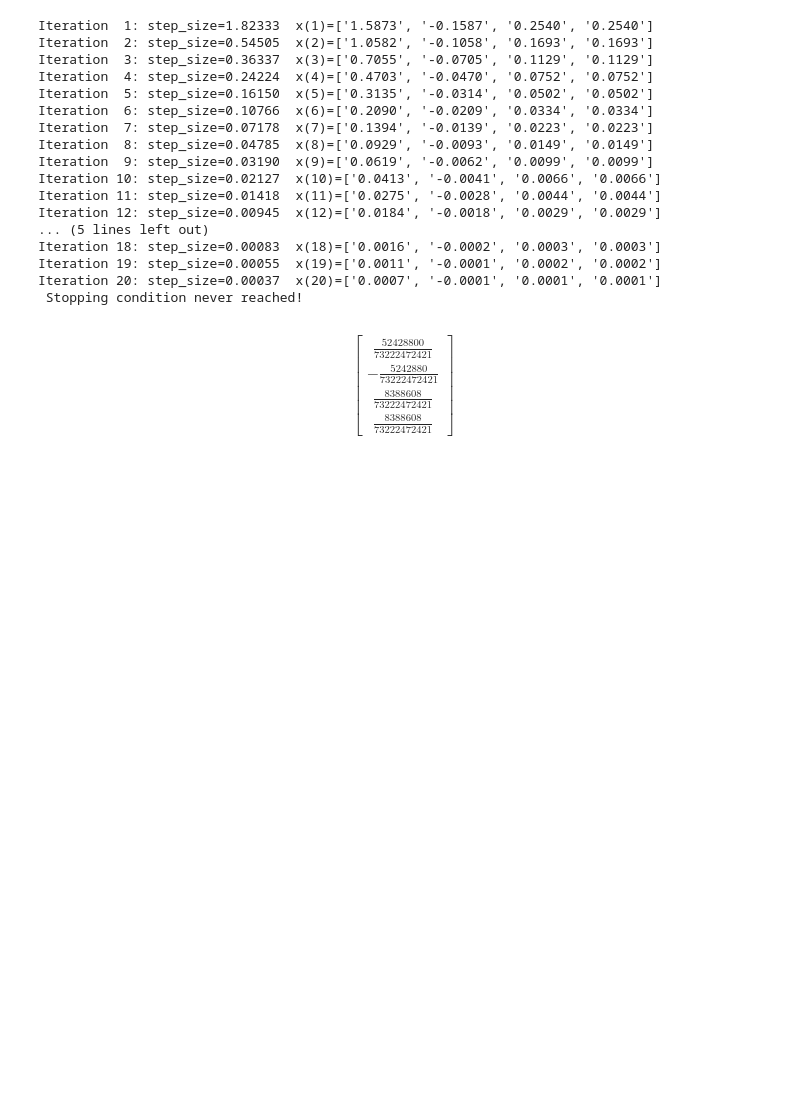
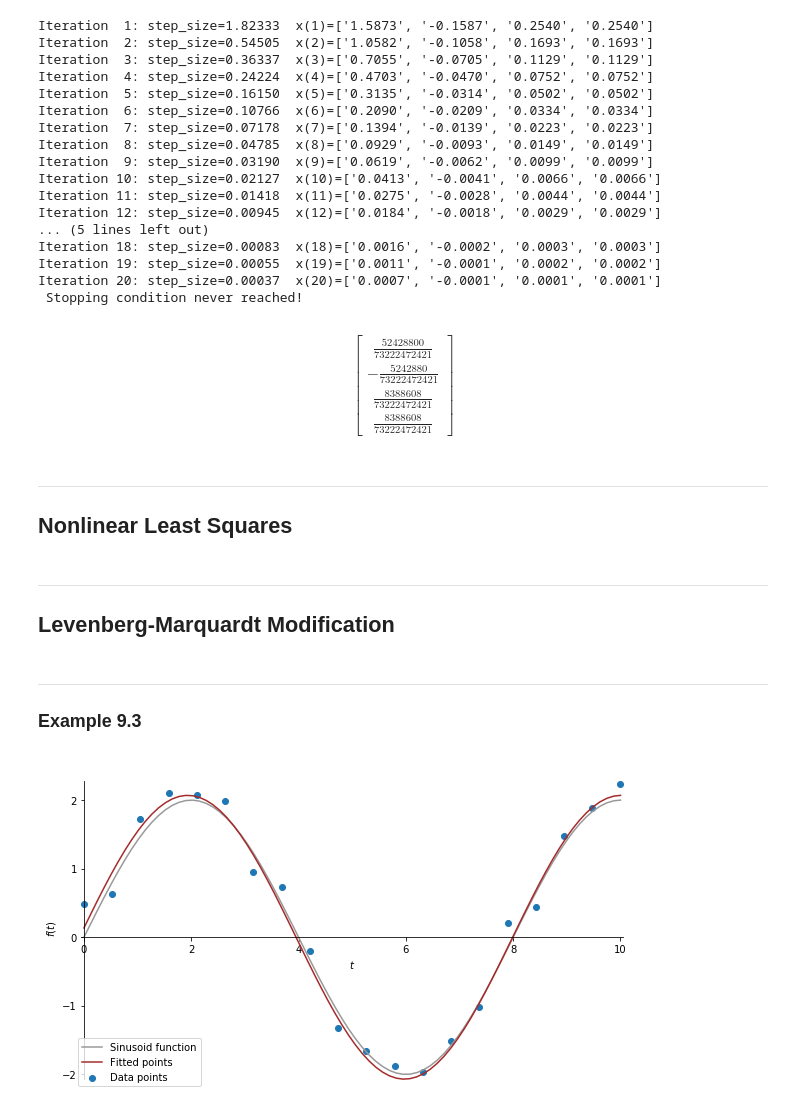
Before and after one commit to sheikhomar/opan, a Jupyter notebook: lec09.ipynb, the cells around one changed output. Drawn from its saved outputs; the diff is of its cells as text; code cells hidden in the pictures; blank space fills up the shorter version.

```diff
--- a/lec09.ipynb
+++ b/lec09.ipynb
@@ -209,3 +226,55 @@ Iteration 19: step_size=0.00055  x(19)=['0.0011', '-0.0001', '0.0002', '0.0002']
 Iteration 20: step_size=0.00037  x(20)=['0.0007', '-0.0001', '0.0001', '0.0001']
  Stopping condition never reached!
 $$\left[\begin{matrix}\frac{52428800}{73222472421}\\- \frac{5242880}{73222472421}\\\frac{8388608}{73222472421}\\\frac{8388608}{73222472421}\end{matrix}\right]$$
+# %% [markdown]
+---
+## Nonlinear Least Squares
+# %% [markdown]
+---
+## Levenberg-Marquardt Modification
+# %% [markdown]
+---
+### Example 9.3
+# %%
+def sinusoid(t, A, omega, phi):
+    return A * np.sin(omega * t + phi)
+
+num_points = 20
+x_start = 0
+x_end = 10
+
+A = 2
+omega = np.pi/4
+phi = 0
+noise = 0.2
+
+# Generate data with some noise
+x = np.linspace(x_start, x_end, num_points)
+y_pure = sinusoid(x, A, omega, phi)
+noise_data = np.random.normal(0, noise, y_pure.shape)
+y = y_pure + noise_data
+
+# Data for plotting the sinusoid
+x_smooth = np.linspace(x_start, x_end, num_points*4)
+y_smooth = sinusoid(x_smooth, A, omega, phi)
+# %%
+from scipy import optimize
+
+# Use Levenberg-Marquardt algorithm for curve fitting
+optimal_values, covariance = optimize.curve_fit(sinusoid, x, y)
+
+# Generate plot data using the optimal values from the LM algorithm
+fitted_A, fitted_omega, fitted_phi = optimal_values
+y_fitted = sinusoid(x_smooth, fitted_A, fitted_omega, fitted_phi)
+# %%
+fig, ax = utils.prepare_plot(x, y, xlimit=(-.2, 10.2))
+
+ax.plot(x_smooth, y_smooth, color='#999999', label='Sinusoid function')
+ax.scatter(x, y, label='Data points');
+ax.plot(x_smooth, y_fitted, color='brown', label='Fitted points');
+
+ax.set_xlabel('$t$')
+ax.set_ylabel('$f(t)$')
+ax.legend();
+# %% [output]
+[figure, added]
```
Also changed, not shown: parts of 10 cells of this notebook, 14 other files.
